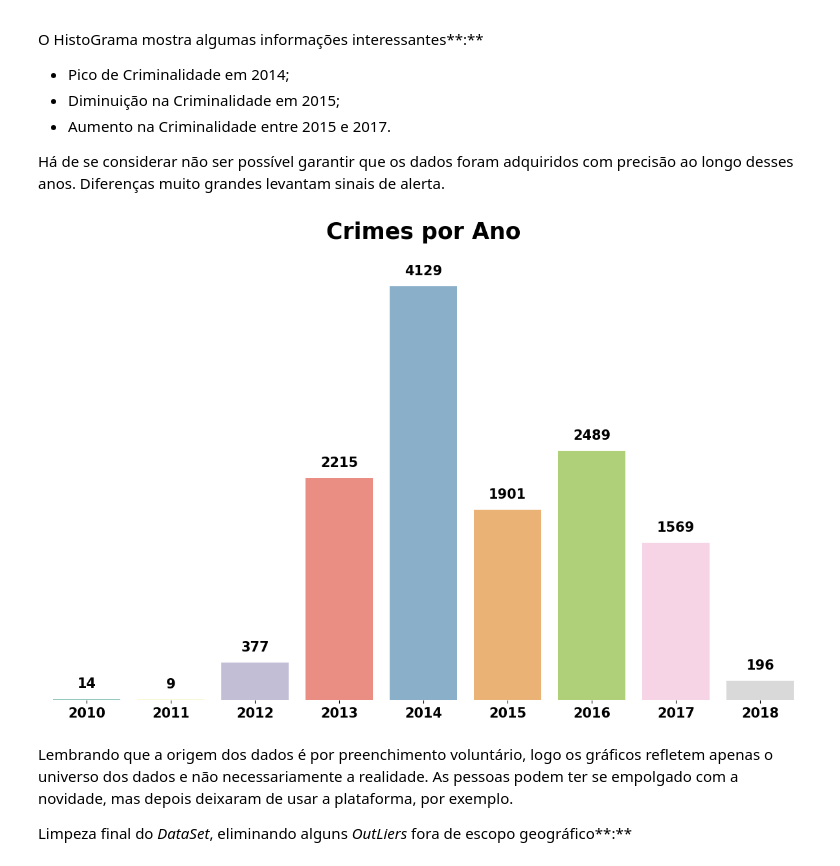
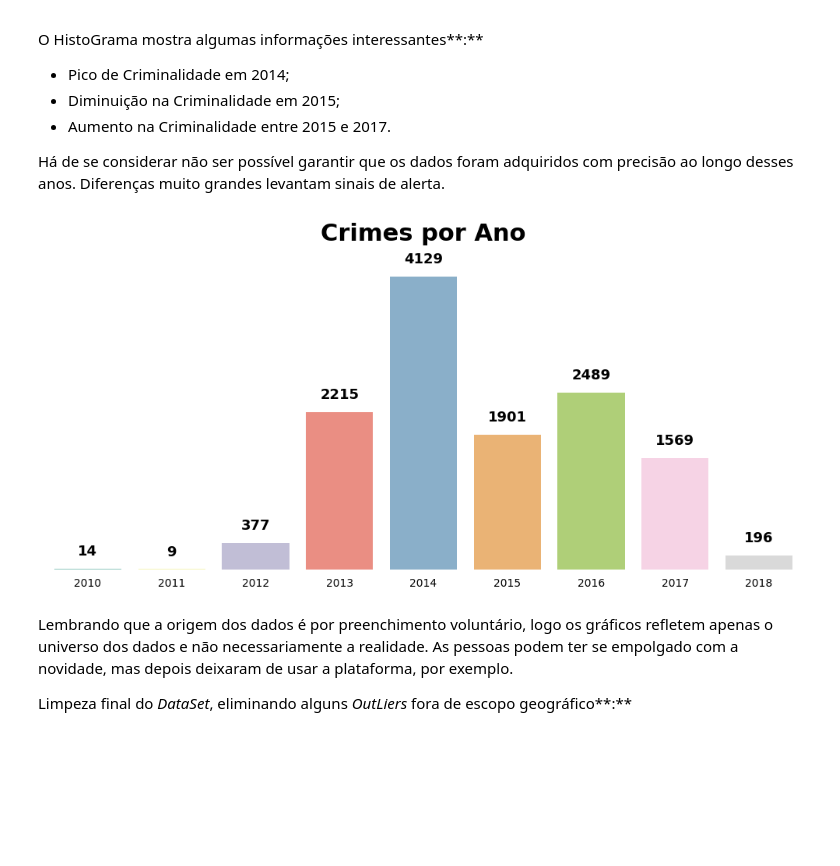
Before and after one commit to kauefs/CriminalidadeSP, a Jupyter notebook: notebooks/CriminalidadeSP.ipynb, the cells around one changed output. Drawn from its saved outputs; the diff is of its cells as text; code cells hidden in the pictures; blank space fills up the shorter version.

```diff
--- a/notebooks/CriminalidadeSP.ipynb
+++ b/notebooks/CriminalidadeSP.ipynb
@@ -47,14 +47,14 @@ import pandas            as pd
 import matplotlib.pyplot as plt
 import seaborn           as sns
 # Plotting Style:
-plt.rcParams['figure.figsize'    ] = [15.00, 7.50]
+plt.rcParams['figure.figsize'    ] = [10, 5]
 plt.rcParams['figure.autolayout'] = True
 sns.set_style()
 # DataFrame Display Configuration:
 pd.set_option('display.max.columns', None)
 # DataSet:
 df       = pd.read_csv('https://www.dropbox.com/s/ghgb8xggbhgyuk3/dataset-limpo.csv?dl=1', parse_dates=['time'])
-# Transforming 'time' into DateTime and Setting it as Index:
+# Transforming 'time' into DateTime & Setting it as Index:
 df.index = pd.to_datetime(df.time, infer_datetime_format=True)
 # Sorting Index Chronologically:
 df.sort_index(inplace=True)
@@ -541,22 +543,25 @@ República        156
 Name: bairro, dtype: int64
 # %%
 # Crimes by NeighborHood:
-fig, ax = plt.subplots(figsize=[15,7.5])
-sns.countplot(x='bairro', data=df1, ax=ax, palette='Accent', saturation=.75,
-         order=df1.bairro.value_counts(ascending=False).iloc[1:10].index)
-ax.set_title('Crimes por Bairro', fontsize=25, fontweight='bold')
+fig, ax = plt.subplots(figsize=(10,5))
+sns.countplot(x='bairro', data=df1, ax=ax, palette='autumn', saturation=.75,
+                         order=df1.bairro.value_counts(ascending=False).iloc[1:10].index)
+ax.set_title('Crimes por Bairro', fontsize=22, fontweight='bold')
 ax.spines['left'].set_visible(  False)
 ax.spines['right'].set_visible( False)
 ax.spines['top'].set_visible(   False)
 ax.spines['bottom'].set_visible(False)
 plt.gca().axes.get_yaxis().set_visible(False)
-plt.gca().axes.get_xaxis().set_visible(True)
+plt.gca().axes.get_xaxis().set_visible(True )
 for tick in ax.get_xticklabels():
-    tick.set_fontweight('bold')
-    tick.set_fontsize(15)
+    tick.set_fontweight('normal')
+    tick.set_fontsize(10)
+plt.tick_params(axis  ='both',
+                which ='both',
+                bottom= False)
 values= df1.bairro.value_counts(ascending=False).iloc[1:10].values
-ax.bar_label(container=ax.containers[0], labels=values,
-              fontsize=15,  padding=10 , fontweight='bold')
+ax.bar_label(container=ax.containers[0],    labels=values,
+              fontsize=13,  padding=10, fontweight='bold')
 ax.set(xlabel=None)
 plt.tight_layout()
 plt.savefig('NeighborHoodSP.png')
@@ -579,26 +584,29 @@ O HistoGrama mostra algumas informações interessantes**:**
 Há de se considerar não ser possível garantir que os dados foram adquiridos com precisão ao longo desses anos. Diferenças muito grandes levantam sinais de alerta.
 # %%
 # Crimes Trend:
-fig, ax = plt.subplots(figsize=[12,8])
+fig, ax = plt.subplots(figsize=(10,5))
 sns.countplot(x=df1.index.year, data=df1, ax=ax, palette='Set3', saturation=.75)
-ax.set_title('Crimes por Ano' , fontsize=25,  fontweight='bold', y=1.05)
+ax.set_title('Crimes por Ano' , fontsize=22,  fontweight='bold', y=1.05)
 ax.spines['left'].set_visible(  False)
 ax.spines['right'].set_visible( False)
 ax.spines['top'].set_visible(   False)
 ax.spines['bottom'].set_visible(False)
 plt.gca().axes.get_yaxis().set_visible(False)
-plt.gca().axes.get_xaxis().set_visible(True)
+plt.gca().axes.get_xaxis().set_visible(True )
 for tick in ax.get_xticklabels():
-    tick.set_fontweight('bold')
-    tick.set_fontsize(15)
+    tick.set_fontweight(None)
+    tick.set_fontsize(10)
+plt.tick_params(axis  ='both',
+                which ='both',
+                bottom= False)
 values= df1.index.year.value_counts(sort=False).values
 ax.bar_label(container=ax.containers[0], labels=values,
-              fontsize=15,  padding=10 , fontweight='bold')
+              fontsize=13,  padding=10 , fontweight='bold')
 ax.set(xlabel=None)
 plt.tight_layout()
 plt.show()
 # %% [output]
-[figure, old version]
+[figure, new version]
 # %% [markdown]
 Lembrando que a origem dos dados é por preenchimento voluntário, logo os gráficos refletem apenas o universo dos dados e não necessariamente a realidade. As pessoas podem ter se empolgado com a novidade, mas depois deixaram de usar a plataforma, por exemplo.
 
```
Also changed, not shown: parts of 7 cells of this notebook.
